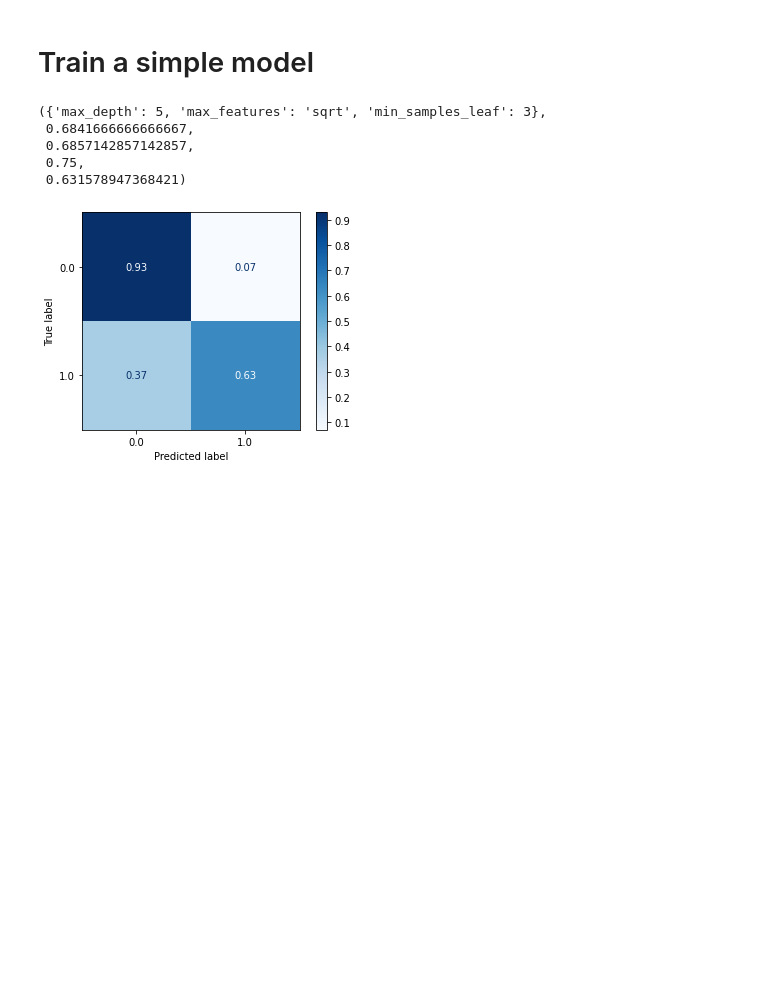
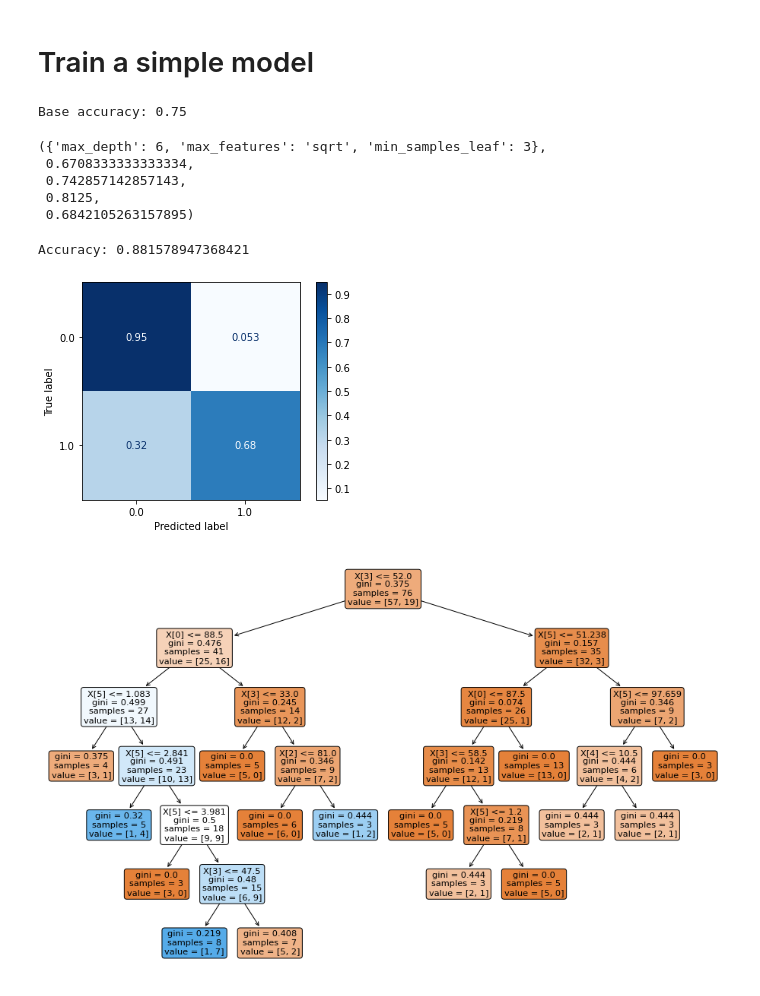
Before and after one commit to matti16/triq-test, a Jupyter notebook: notebooks/Activity Data Analysis.ipynb, the cells around one changed output. Saved outputs shown, nothing was run; the diff lists cells and outputs as text; code cells hidden in the pictures; blank space fills up the shorter version.

```diff
--- a/notebooks/Activity Data Analysis.ipynb
+++ b/notebooks/Activity Data Analysis.ipynb
@@ -181,6 +201,7 @@ data = requests.get(url)
 df_hr = pd.DataFrame(data.json()['data'])
 
 df_hr["datetime"] = pd.to_datetime(df_hr["date"])
+df_hr[["hrpeak", "hrrest", "hrstanding", "hrvrest", "hrvstanding"]] = df_hr[["hrpeak", "hrrest", "hrstanding", "hrvrest", "hrvstanding"]].astype(int)
 
 df_hr.head()
 # %% [output]
@@ -204,7 +225,7 @@ for _, row in df_activity.iterrows():
 
 df_dataset = df_dataset.reset_index(drop=True)
 
-df_dataset["hours_from_hr_to_activity"] = (df_dataset["activity_date"] - df_dataset["datetime"]).dt.seconds / 3600
+df_dataset["hours_from_hr_to_activity"] = (df_dataset["activity_date"] - df_dataset["datetime"]).dt.total_seconds() / 3600
 
 df_dataset = df_dataset[["hrpeak", "hrrest", "hrstanding", "hrvrest", "hrvstanding", "hours_from_hr_to_activity", "label"]]
 
@@ -227,11 +248,14 @@ from sklearn.metrics import plot_confusion_matrix
 # %%
 feat_cols = ["hrpeak", "hrrest", "hrstanding", "hrvrest", "hrvstanding", "hours_from_hr_to_activity"]
 label_col = "label"
+
+X = df_dataset[feat_cols].values
+y = df_dataset[label_col].values
+
+print(f"Base accuracy: {1 - sum(y)/len(y)}")
+# %% [output]
+Base accuracy: 0.75
 # %%
-X = df_dataset[feat_cols].values
-y = df_dataset[label_col].values
-
-
 parameters = {
     "max_depth": [3, 4, 5, 6],
     "max_features": ["sqrt", "log2"],
@@ -239,9 +263,9 @@ parameters = {
 }
 
 
-tree = DecisionTreeClassifier(random_state=42)
+tree_model = DecisionTreeClassifier(random_state=42)
 
-clf = GridSearchCV(tree, parameters, cv=5, refit=True)
+clf = GridSearchCV(tree_model, parameters, cv=5, refit=True)
 
 clf.fit(X, y)
 
@@ -251,16 +275,25 @@ model = clf.best_estimator_
 
 clf.best_params_, clf.best_score_, f1_score(y, y_pred), precision_score(y, y_pred), recall_score(y, y_pred)
 # %% [output]
-({'max_depth': 5, 'max_features': 'sqrt', 'min_samples_leaf': 3},
- 0.6841666666666667,
- 0.6857142857142857,
- 0.75,
- 0.631578947368421)
+({'max_depth': 6, 'max_features': 'sqrt', 'min_samples_leaf': 3},
+ 0.6708333333333334,
+ 0.742857142857143,
+ 0.8125,
+ 0.6842105263157895)
 # %%
+print(f"Accuracy: {model.score(X, y)}")
 plot_confusion_matrix(model, X, y, cmap=plt.cm.Blues, normalize='true')
 plt.show()
 # %% [output]
+Accuracy: 0.881578947368421
-[figure, old version]
+[figure, new version]
+# %%
+from sklearn import tree
+plt.figure(figsize=(16,10))
+tree.plot_tree(model, rounded=True, filled=True)
+plt.show()
+# %% [output]
+[figure, added]
 # %%
 from joblib import dump
 
```
Also changed, not shown: parts of 1 cell of this notebook, 16 other files.
